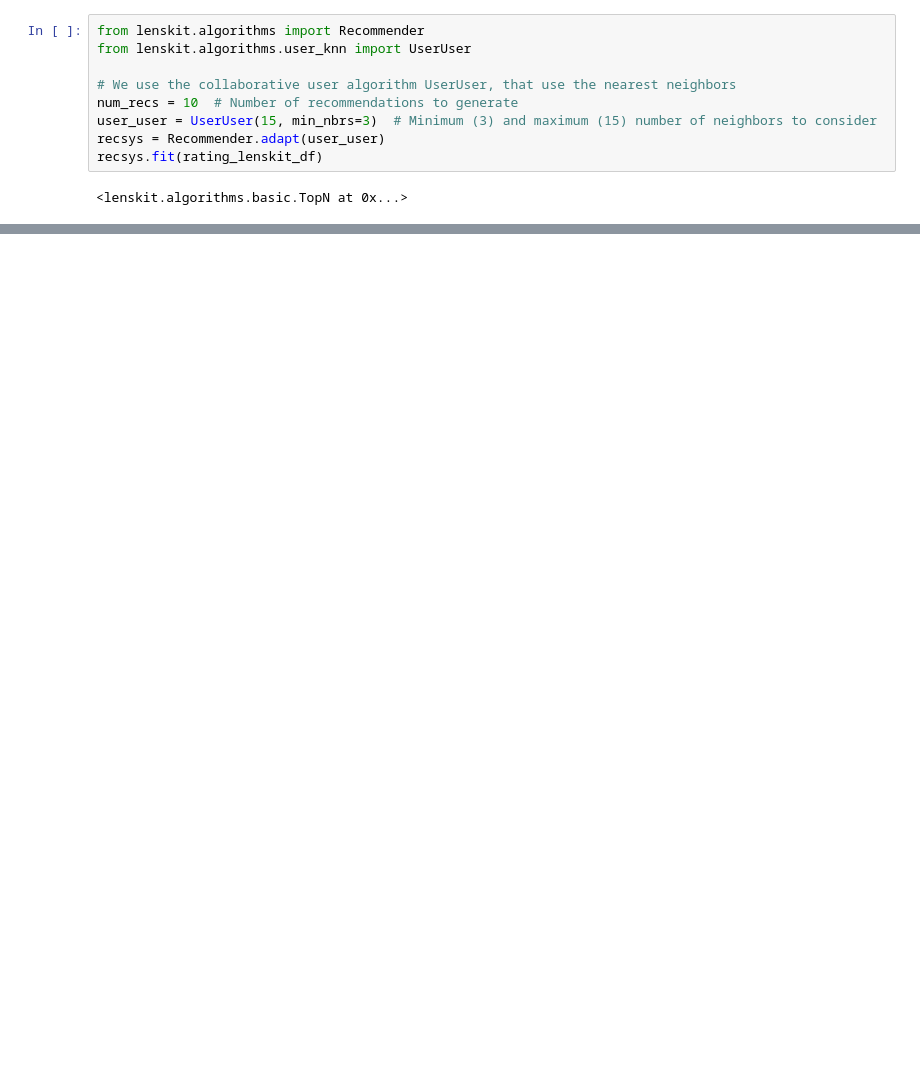
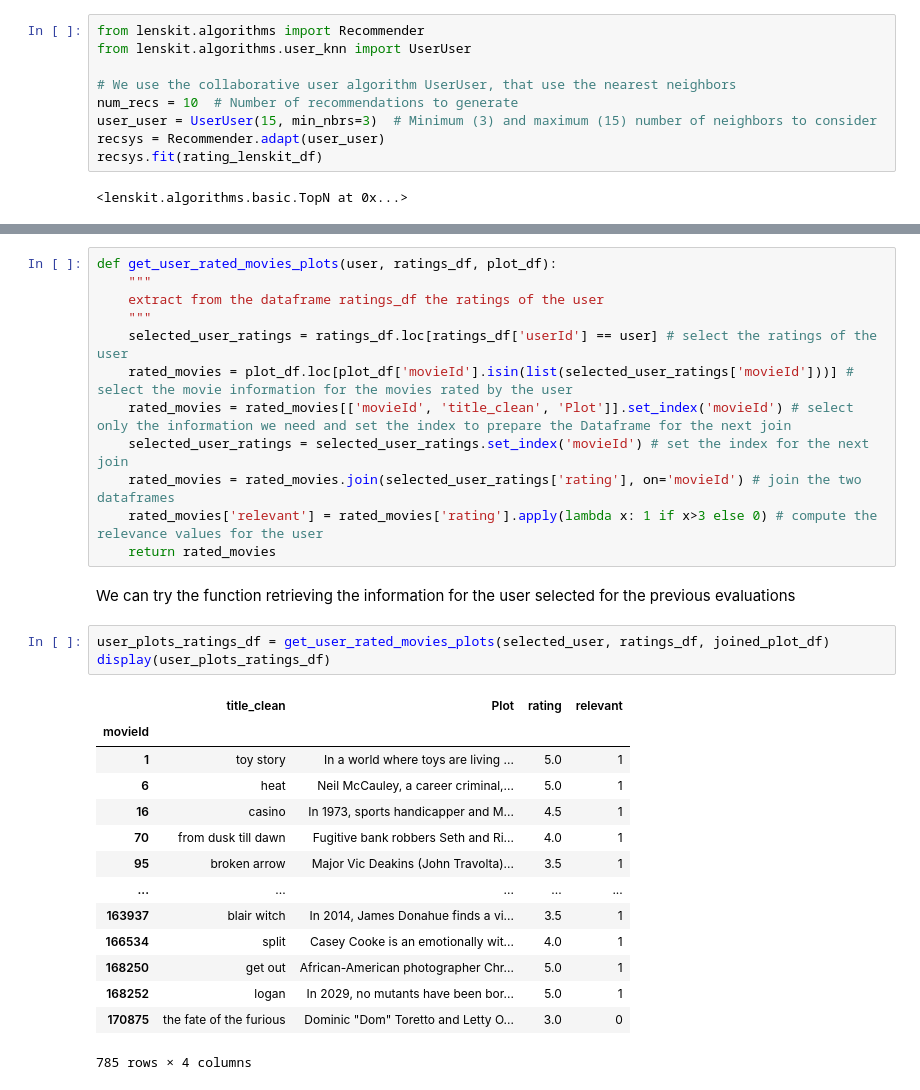
Before and after one commit to barnap/recsys-um-labs, a Jupyter notebook: Lab1/Tutorial Lab 1.ipynb, the cells around one changed output, grey strips where cells are left out. Cells and saved outputs as stored; diff of their text form; blank space fills up the shorter version.

```diff
--- a/Lab1/Tutorial Lab 1.ipynb
+++ b/Lab1/Tutorial Lab 1.ipynb
@@ -539,0 +557,32 @@ We can notice that the recommendations are quite different. Which one is the bes
+# %%
+def get_user_rated_movies_plots(user, ratings_df, plot_df):
+    """
+    extract from the dataframe ratings_df the ratings of the user
+    """
+    selected_user_ratings = ratings_df.loc[ratings_df['userId'] == user] # select the ratings of the user
+    rated_movies = plot_df.loc[plot_df['movieId'].isin(list(selected_user_ratings['movieId']))] # select the movie information for the movies rated by the user
+    rated_movies = rated_movies[['movieId', 'title_clean', 'Plot']].set_index('movieId') # select only the information we need and set the index to prepare the Dataframe for the next join
+    selected_user_ratings = selected_user_ratings.set_index('movieId') # set the index for the next join
+    rated_movies = rated_movies.join(selected_user_ratings['rating'], on='movieId') # join the two dataframes
+    rated_movies['relevant'] = rated_movies['rating'].apply(lambda x: 1 if x>3 else 0) # compute the relevance values for the user
+    return rated_movies
+# %% [markdown]
+We can try the function retrieving the information for the user selected for the previous evaluations
+# %%
+user_plots_ratings_df = get_user_rated_movies_plots(selected_user, ratings_df, joined_plot_df)
+display(user_plots_ratings_df)
+# %% [output]
+|  | title_clean | Plot | rating | relevant |
+| movieId |  |  |  |  |
+| 1 | toy story | In a world where toys are living ... | 5.0 | 1 |
+| 6 | heat | Neil McCauley, a career criminal,... | 5.0 | 1 |
+| 16 | casino | In 1973, sports handicapper and M... | 4.5 | 1 |
+| 70 | from dusk till dawn | Fugitive bank robbers Seth and Ri... | 4.0 | 1 |
+| 95 | broken arrow | Major Vic Deakins (John Travolta)... | 3.5 | 1 |
+| ... | ... | ... | ... | ... |
+| 163937 | blair witch | In 2014, James Donahue finds a vi... | 3.5 | 1 |
+| 166534 | split | Casey Cooke is an emotionally wit... | 4.0 | 1 |
+| 168250 | get out | African-American photographer Chr... | 5.0 | 1 |
+| 168252 | logan | In 2029, no mutants have been bor... | 5.0 | 1 |
+| 170875 | the fate of the furious | Dominic "Dom" Toretto and Letty O... | 3.0 | 0 |
+785 rows × 4 columns
```
Also changed, not shown: parts of 83 cells of this notebook.
